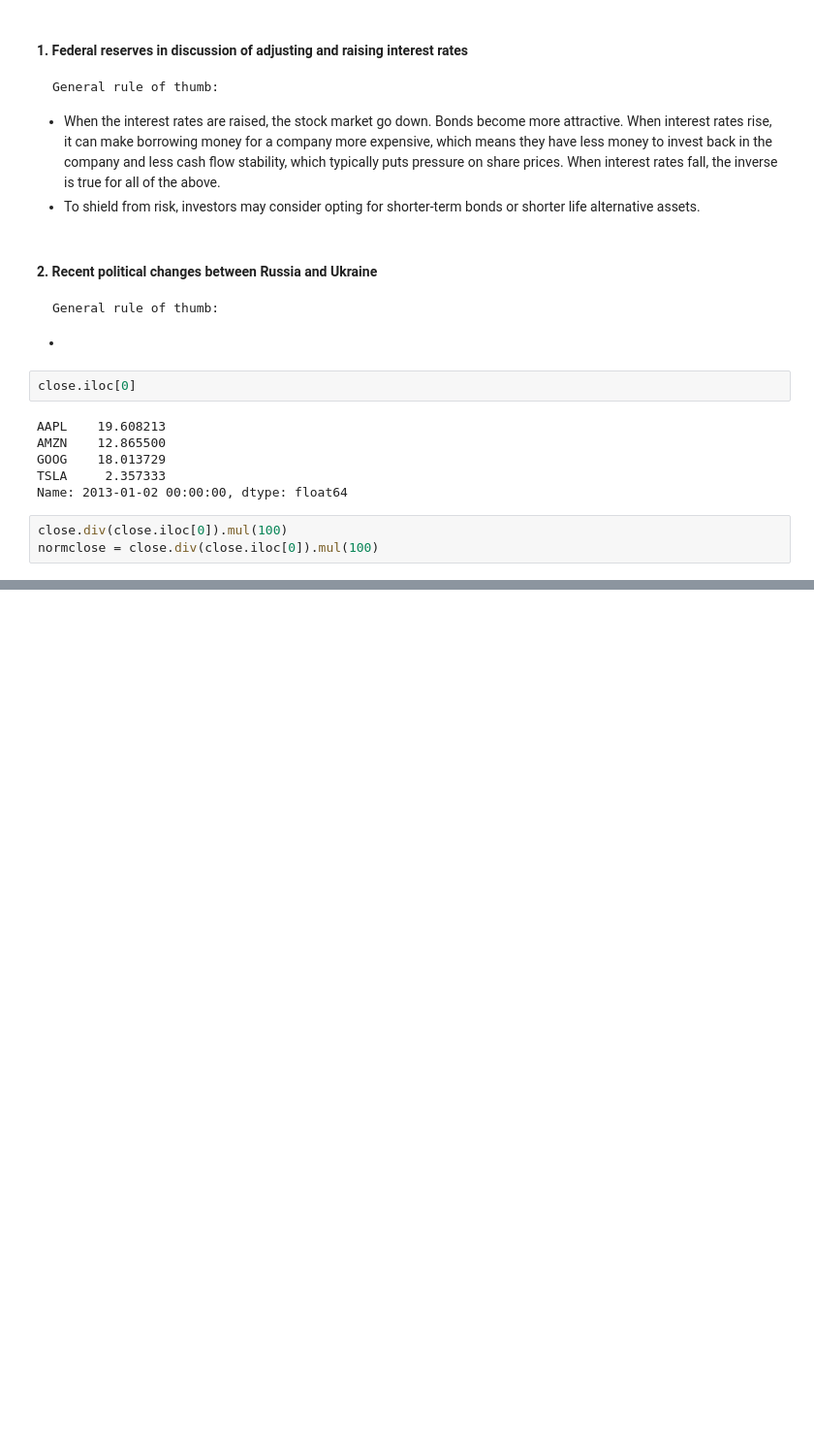
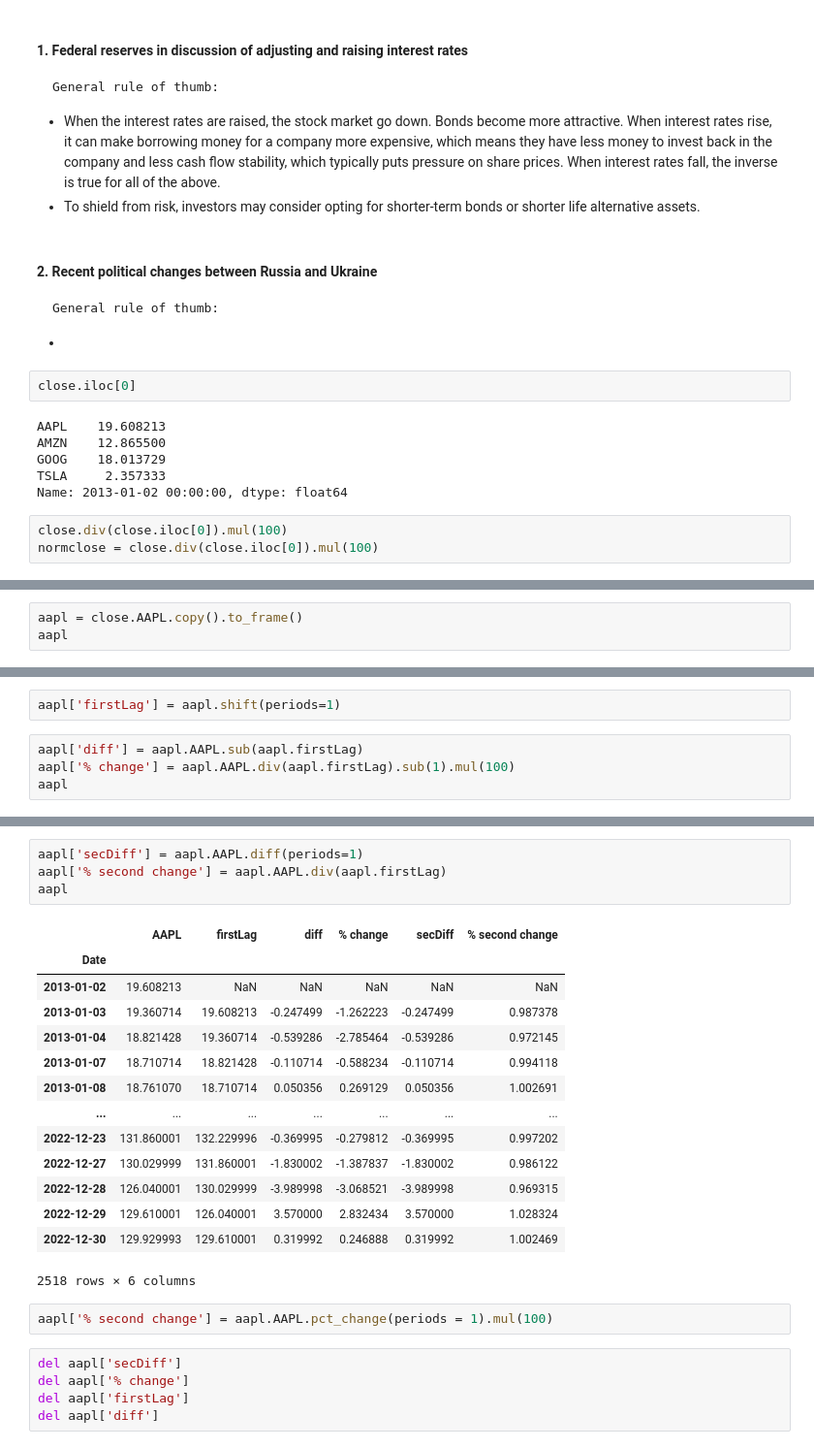
Before and after one commit to tinaashen/RLsimtrade, a Jupyter notebook: financePython.ipynb, the cells around one changed output, grey strips where cells are left out. Shown: that part at 97% size. Drawn from its saved outputs; the diff is of its cells as text; blank space fills up the shorter version.

```diff
--- a/financePython.ipynb
+++ b/financePython.ipynb
@@ -205,0 +219,3 @@ plt.savefig("diagrams/afterNorm.pdf")
+# %%
+aapl = close.AAPL.copy().to_frame()
+aapl
@@ -205,0 +237,6 @@ plt.savefig("diagrams/afterNorm.pdf")
+# %%
+aapl['firstLag'] = aapl.shift(periods=1)
+# %%
+aapl['diff'] = aapl.AAPL.sub(aapl.firstLag)
+aapl['% change'] = aapl.AAPL.div(aapl.firstLag).sub(1).mul(100)
+aapl
@@ -205,0 +258,26 @@ plt.savefig("diagrams/afterNorm.pdf")
+# %%
+aapl['secDiff'] = aapl.AAPL.diff(periods=1)
+aapl['% second change'] = aapl.AAPL.div(aapl.firstLag)
+aapl
+# %% [output]
+|  | AAPL | firstLag | diff | % change | secDiff | % second change |
+| Date |  |  |  |  |  |  |
+| 2013-01-02 | 19.608213 | NaN | NaN | NaN | NaN | NaN |
+| 2013-01-03 | 19.360714 | 19.608213 | -0.247499 | -1.262223 | -0.247499 | 0.987378 |
+| 2013-01-04 | 18.821428 | 19.360714 | -0.539286 | -2.785464 | -0.539286 | 0.972145 |
+| 2013-01-07 | 18.710714 | 18.821428 | -0.110714 | -0.588234 | -0.110714 | 0.994118 |
+| 2013-01-08 | 18.761070 | 18.710714 | 0.050356 | 0.269129 | 0.050356 | 1.002691 |
+| ... | ... | ... | ... | ... | ... | ... |
+| 2022-12-23 | 131.860001 | 132.229996 | -0.369995 | -0.279812 | -0.369995 | 0.997202 |
+| 2022-12-27 | 130.029999 | 131.860001 | -1.830002 | -1.387837 | -1.830002 | 0.986122 |
+| 2022-12-28 | 126.040001 | 130.029999 | -3.989998 | -3.068521 | -3.989998 | 0.969315 |
+| 2022-12-29 | 129.610001 | 126.040001 | 3.570000 | 2.832434 | 3.570000 | 1.028324 |
+| 2022-12-30 | 129.929993 | 129.610001 | 0.319992 | 0.246888 | 0.319992 | 1.002469 |
+2518 rows × 6 columns
+# %%
+aapl['% second change'] = aapl.AAPL.pct_change(periods = 1).mul(100)
+# %%
+del aapl['secDiff']
+del aapl['% change']
+del aapl['firstLag']
+del aapl['diff']
```
Also changed, not shown: parts of 25 cells of this notebook.
